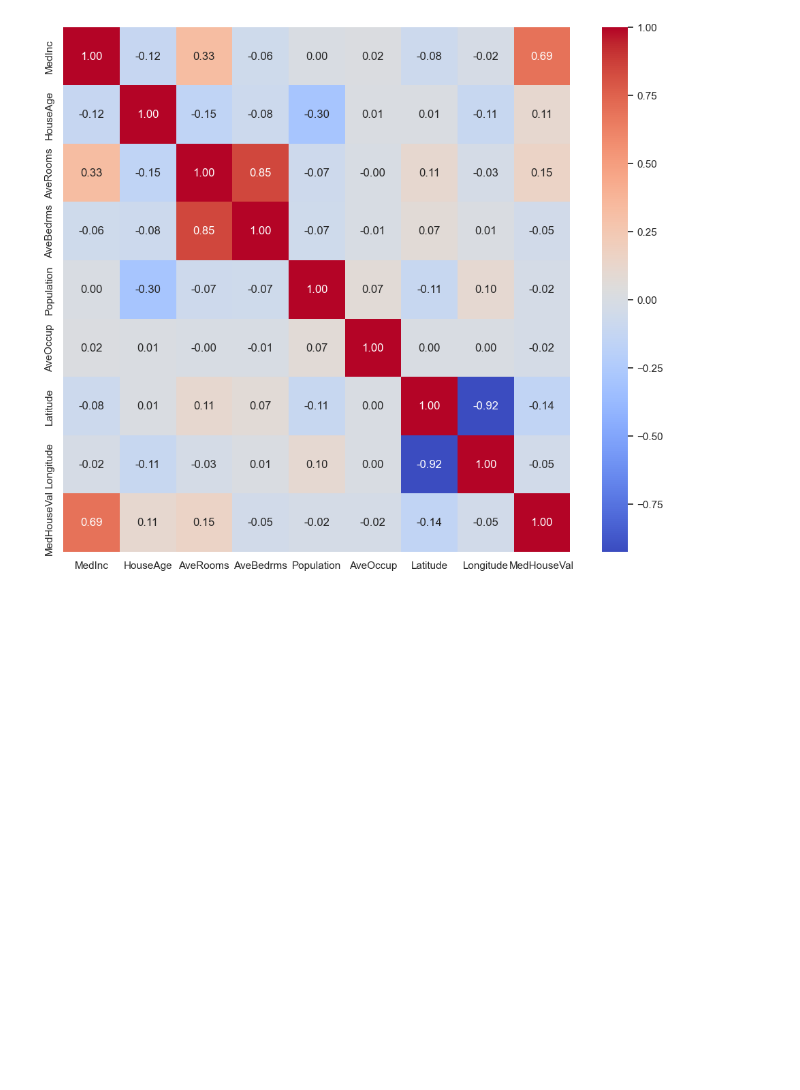
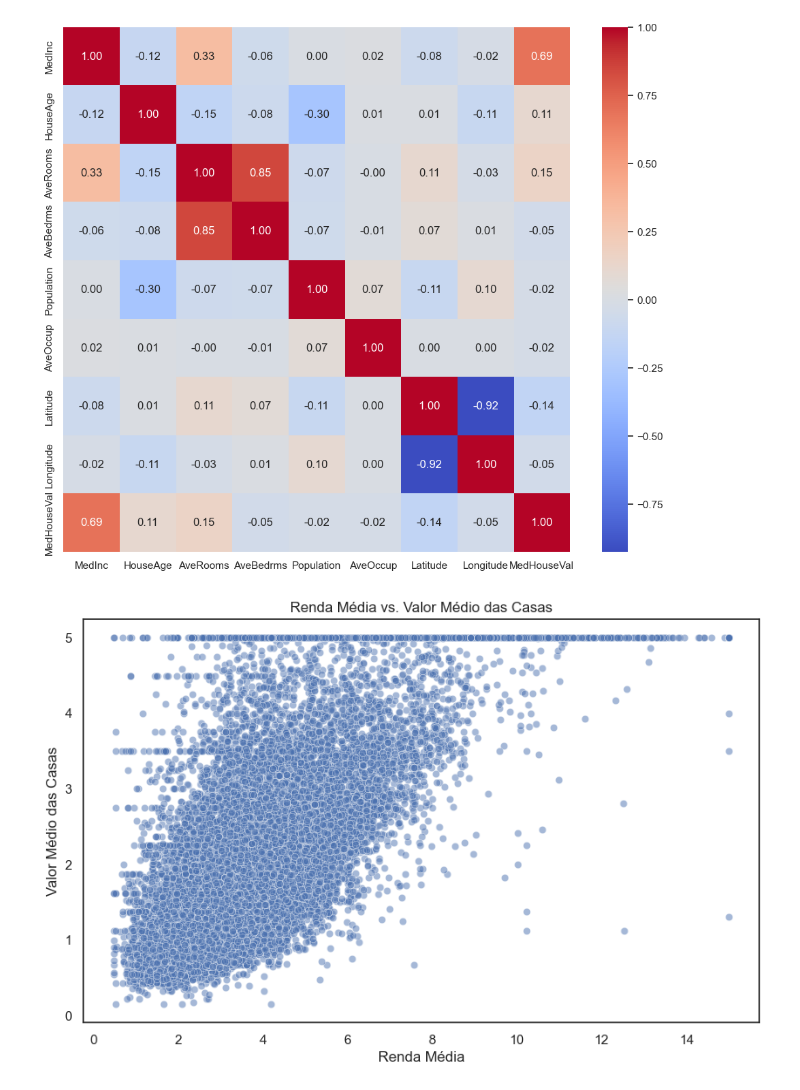
Before and after one commit to allafs1270/ml, a Jupyter notebook: PROJ PY ESTAT.ipynb, the cells around one changed output. Saved outputs shown, nothing was run; the diff lists cells and outputs as text; code cells hidden in the pictures; blank space fills up the shorter version.

```diff
--- a/PROJ PY ESTAT.ipynb
+++ b/PROJ PY ESTAT.ipynb
@@ -124,3 +124,15 @@ sns.heatmap(correlation_matrix, annot=True, fmt=".2f", cmap='coolwarm')
 plt.show()
 # %% [output]
 [figure]
+# %%
+# Visualizações de Relações
+# Depois de examinar a correlação, podemos querer olhar mais de perto para algumas das relações chave usando gráficos de dispersão.
+# Gráfico de dispersão para as variáveis com maior correlação com 'MedHouseVal'
+plt.figure(figsize=(10, 6))
+sns.scatterplot(x='MedInc', y='MedHouseVal', data=df_california, alpha=0.5)
+plt.title('Renda Média vs. Valor Médio das Casas')
+plt.xlabel('Renda Média')
+plt.ylabel('Valor Médio das Casas')
+plt.show()
+# %% [output]
+[figure, added]
```
Also changed, not shown: 1 other file.
